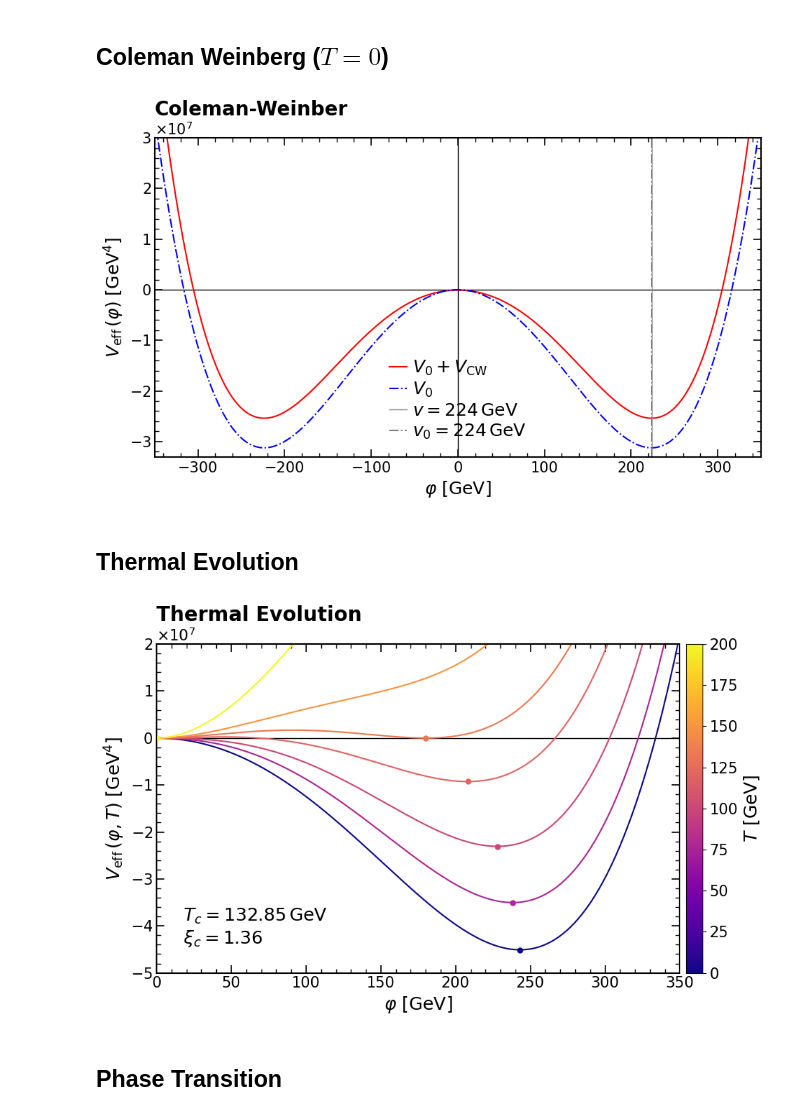
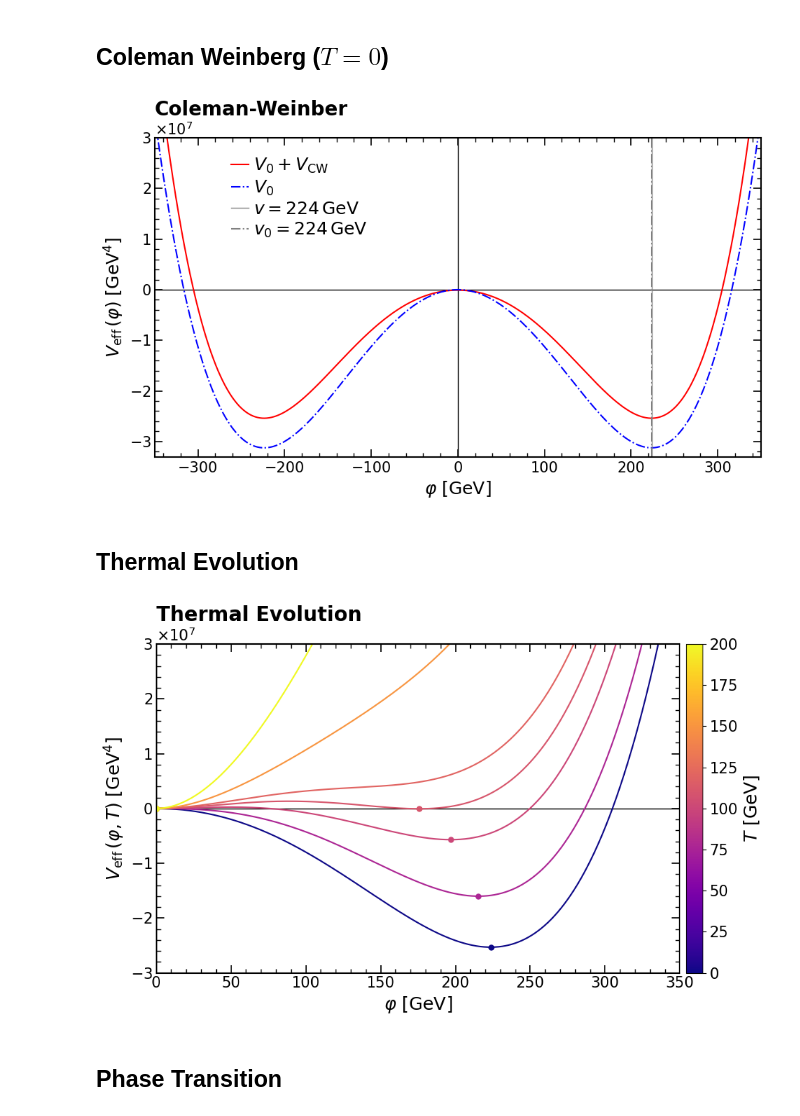
Before and after one commit to Diego-gt-phys/TFM-Repository, a Jupyter notebook: CosmoTransitions/Abelian_Analysis.ipynb, the cells around one changed output. Cells and saved outputs as stored; diff of their text form; code cells hidden in the pictures.

```diff
--- a/CosmoTransitions/Abelian_Analysis.ipynb
+++ b/CosmoTransitions/Abelian_Analysis.ipynb
@@ -89,7 +89,7 @@ ax.tick_params(axis='both', which='minor', direction='in', length=4, width=1, la
 ax.minorticks_on()
 ax.tick_params(axis='x', which='major', pad=5)
 
-plt.legend(fontsize=18, frameon=True, fancybox=False, ,
+plt.legend(fontsize=18, frameon=True, fancybox=False, loc = "upper left", bbox_to_anchor=(0.1, 0.99),
                ncol = 1, edgecolor="black", framealpha=0, labelspacing=0.2, handletextpad=0.3, handlelength=1, columnspacing=1)
 
 plt.title(r"Coleman-Weinber", loc='left', fontsize=20, fontweight='bold')
@@ -98,11 +98,11 @@ plt.savefig("figures\AbelianCT_CW.pdf", format="pdf", bbox_inches="tight")
 
 plt.show()
 # %% [output]
-[figure, old version]
+[figure, new version]
 # %% [markdown]
 ## Thermal Evolution
 # %%
-T_vals   = np.array([1e-6, 77, 100, 120, 132.85, 150, 200])
+T_vals   = np.array([1e-8, 77, 100, 110.9, 120, 150, 200])
 phi_vals = np.linspace(-10,400,1500)
 X        = phi_vals[:, np.newaxis]
 
@@ -129,47 +129,39 @@ for T in T_vals:
     phi_min = phi_vals[mask][idx]
     V_min   = V[mask][idx]
     ax.plot(phi_min, V_min-model.Vtot(np.array([[0.0]]), T), 'o', color=color, ms=5)
 
 ax.set_xlim(0, 350)
-ax.set_ylim(-5e7,2e7)
+ax.set_ylim(-3e7,3e7)
 
 ax.set_xlabel(r'$\varphi$ $\left[\mathrm{GeV}\right]$', fontsize=18)
 ax.set_ylabel(r'$V_\mathrm{eff}\,(\varphi, T)$ $\left[\mathrm{GeV^4}\right]$', fontsize=18)
 
 ax.yaxis.set_major_formatter(ScalarFormatter(useMathText=True))
 ax.ticklabel_format(style='sci', axis='y', scilimits=(-2, 2))
 ax.yaxis.get_offset_text().set_fontsize(15)
 for spine in ax.spines.values():
     spine.set_linewidth(1.5)
 
 # Configure ticks
 ax.tick_params(axis='both', which='major', direction='in', length=8, width=1.2, labelsize=15, top=True, right=True)
 ax.tick_params(axis='both', which='minor', direction='in', length=4, width=1, labelsize=15, top=True, right=True)
 ax.minorticks_on()
 
 cbar = fig.colorbar(sm, ax=ax, pad=0.01)
 cbar.set_label(r'$T\ [\mathrm{GeV}]$', fontsize=18)
 cbar.ax.tick_params(labelsize=15)
 
-annotation = (
-    rf"$T_c   = 132.85 \, \mathrm{{GeV}}$"  "\n"
-    rf"$\xi_c = 1.36$"
-)
-ax.text(
-    0.05, 0.2, annotation,
-    transform=ax.transAxes,
-    fontsize=18,
-    verticalalignment='top',
-    horizontalalignment='left'
-)
+
+#annotation = (rf"$T_c   = 132.85 \, \mathrm{{GeV}}$"  "\n"rf"$\xi_c = 1.36$")
+#ax.text(0.05, 0.2, annotation,transform=ax.transAxes,fontsize=18,verticalalignment='top',horizontalalignment='left')
 
 plt.title(r"Thermal Evolution", loc='left', fontsize=20, fontweight='bold')
 plt.tight_layout()
-plt.savefig("figures\Abelian_Thermal.pdf", format="pdf", bbox_inches="tight")
+plt.savefig("figures\AbelianCT_Thermal.pdf", format="pdf", bbox_inches="tight")
 
 plt.show()
 # %% [output]
-[figure, old version]
+[figure, new version]
 # %% [markdown]
 ## Phase Transition
 # %%
```
Also changed, not shown: parts of 1 cell of this notebook, 1 other file.
